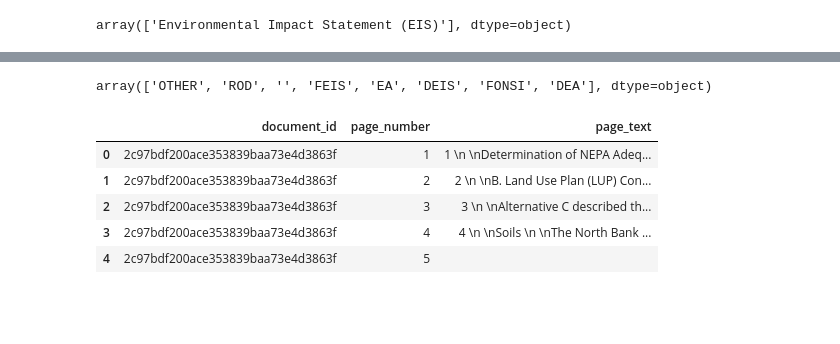
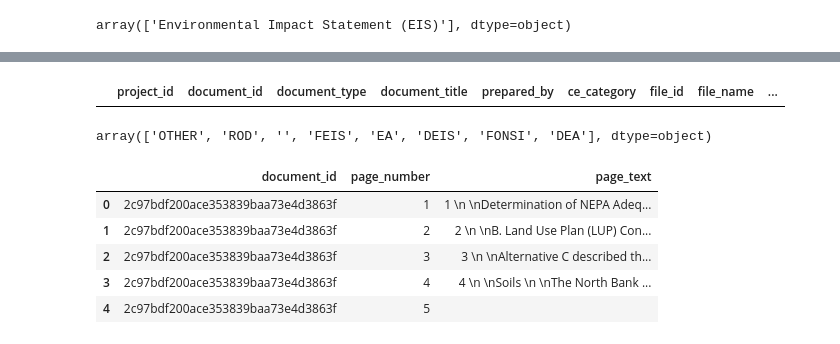
Before and after one commit to kaseyzapatka/nepa, a Jupyter notebook: code/eis_analysis.ipynb, the cells around one changed output, grey strips where cells are left out. Drawn from its saved outputs; the diff is of its cells as text; code cells hidden in the pictures; blank space fills up the shorter version.

```diff
--- a/code/eis_analysis.ipynb
+++ b/code/eis_analysis.ipynb
@@ -9,9 +9,17 @@
 import os
 from pathlib import Path
 
+import pandas as pd
 import spacy
 import scattertext as st
 from wordcloud import WordCloud, STOPWORDS, ImageColorGenerator
+
+# Remove width limit (show full content)
+pd.set_option('display.max_colwidth', None)
+
+# Or set a specific width (e.g., 500 characters)
+pd.set_option('display.max_colwidth', 500)
+pd.set_option("display.max_rows", None)
 
 # Get the directory where this notebook is located
 #notebook_dir = Path.cwd()  # or os.getcwd()
@@ -100,3 +140,16 @@ documents.head()
+# %%
+target_id = {'value':'6e9fc6608e30977c74305d2a98628a13'} # coldfoot
+#target_id = {'value':'e1f95fc5d710fea657ab131cb5b63f9c'} # Lenhardt_Wells
+#target_id = {'value':'a48fc2e9268e31474c3ef9a1a40d2d5d'} # Balboa Well
+#target_id = {'value':'39d059404366825eda2052316c81c34a'} # Chevron
+
+documents_filtered = documents.loc[
+    documents["project_id"] == target_id
+]
+
+documents_filtered
+# %% [output]
+|  | project_id | document_id | document_type | document_title | prepared_by | ce_category | file_id | file_name | ... |
 # %%
 documents.document_type.unique()
 # %% [output]
```
Also changed, not shown: parts of 5 cells of this notebook, 2 other files.
